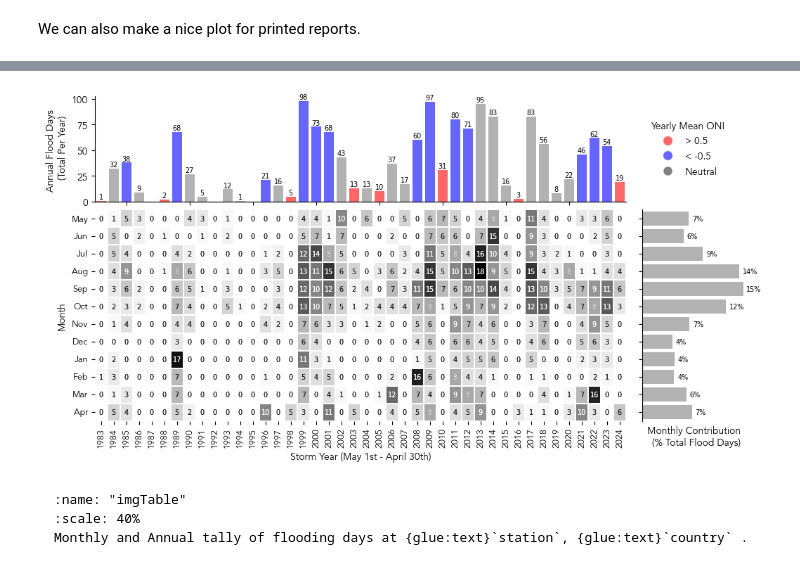
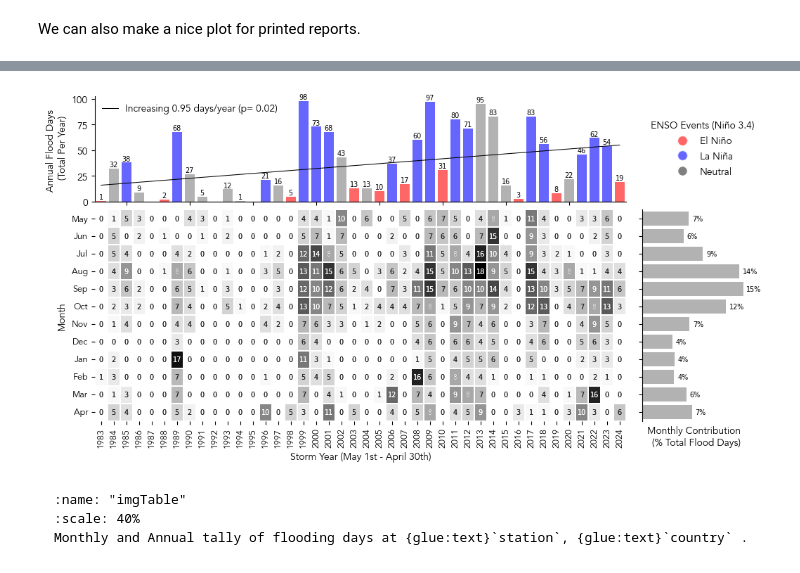
Before and after one commit to lauracagigal/CC_indicators, a Jupyter notebook: notebooks_historical/ocean/1_sea_level/a_sea_level_ff.ipynb, the cells around one changed output, grey strips where cells are left out. Cells and saved outputs as stored; diff of their text form; code cells hidden in the pictures.

Commit message:
plot updates
 - now includes new enso year definition
- added trendline

````diff
--- a/notebooks_historical/ocean/1_sea_level/a_sea_level_ff.ipynb
+++ b/notebooks_historical/ocean/1_sea_level/a_sea_level_ff.ipynb
@@ -401,0 +444,4 @@ flood_days_per_year = flood_days_per_year.merge(oni_year, on='year_storm', how='
+# %%
+# add enso events to flood_days_per_year
+flood_days_per_year = flood_days_per_year.merge(enso_events, on='year_storm', how='left')
+flood_days_per_year.head()
@@ -835,14 +888,11 @@ import pandas as pd
 # Create a figure and shared axis layout
 fig, axs = plt.subplots(2,2,figsize=(12,6), gridspec_kw={"height_ratios": [1, 2], "hspace": 0.05, "width_ratios":[5,1], "wspace": 0.05})
 
-
-
 # put stuff in the figure
 # Create heatmap on the left
 sns.heatmap(df.iloc[:-1, :-1].T, cmap="Blues", annot=True, fmt=".0f", linewidths=0.2,
             ax=axs[1,0],cbar=False, annot_kws={"size": 7})
 axs[1,0].set_ylabel("Month")
-
 
 # heatmap
 sns.heatmap(df.iloc[:-1, :-1].T, cmap="Grays", annot=True, fmt=".0f", linewidths=0.2,
@@ -852,16 +902,18 @@ axs[1,0].set_xlabel("Storm Year (May 1st - April 30th)")
 axs[1,0].tick_params(axis='y', labelsize=9)
 axs[1,0].tick_params(axis='x', labelsize=9)
 
+# map oni_year to colors using enso (we will keep this for now for possible future use)
+# oni_colors = ['red' if val > 0.5 else 'blue' if val < -0.5 else 'gray' for val in flood_days_per_year['ONI']]
 
-# map oni_year to colors
-oni_colors = ['red' if val > 0.5 else 'blue' if val < -0.5 else 'gray' for val in flood_days_per_year['ONI']]
+# color by enso_event
+enso_colors = ['red' if val == 'El Niño' else 'blue' if val == 'La Niña' else 'gray' for val in flood_days_per_year['event']]
 
 
 
 # yearly totals
 ax2 = axs[0,0]
 # set ax2 x-axis to be the same as ax1
-bars = ax2.bar(df.index[0:-1], df["Annual"][0:-1], color=oni_colors, alpha=0.6, label="Annual Flood Days")
+bars = ax2.bar(df.index[0:-1], df["Annual"][0:-1], color=enso_colors, alpha=0.6, label="Annual Flood Days")
 ax2.set_xlim(df.index[0]-0.5, df.index[-2]+0.5)
 ax2.set_ylabel("Annual Flood Days \n (Total Per Year)")
 
@@ -905,37 +957,64 @@ for bar in barMonth:
         ax3.text(width + 0.5, bar.get_y() + bar.get_height() / 2, f"{int(width)}%",
                  ha='left', va='center', fontsize=7, color="black")
 
 # ax[0,1] defines the oni_color legend
 ax4 = axs[0,1]
 ax4.axis('off')
 # create a legend for the oni_colors
-legend_elements = [plt.Line2D([0], [0], marker='o', color='w', label='> 0.5', markerfacecolor='red', markersize=10, alpha=0.6),
-                   plt.Line2D([0], [0], marker='o', color='w', label='< -0.5', markerfacecolor='blue', markersize=10, alpha=0.6),
+legend_elements = [plt.Line2D([0], [0], marker='o', color='w', label='El Niño', markerfacecolor='red', markersize=10, alpha=0.6),
+                   plt.Line2D([0], [0], marker='o', color='w', label='La Niña', markerfacecolor='blue', markersize=10, alpha=0.6),
                    plt.Line2D([0], [0], marker='o', color='w', label='Neutral', markerfacecolor='gray', markersize=10)]
-legend = ax4.legend(handles=legend_elements, loc='center left', title='Yearly Mean ONI', frameon=False)
+legend = ax4.legend(handles=legend_elements, loc='center left', title='ENSO Events (Niño 3.4)', frameon=False)
 
 
 legend_title = legend.get_title()
 legend_title.set_fontsize('10')
 legend_title.set_fontname('Avenir')
 legend_texts = legend.get_texts()
 for text in legend_texts:
     text.set_fontname('Avenir')
     text.set_fontsize('10')
+
+
+# add trendline to the yearly totals
+x = df.index[0:-1].astype(int).values
+y = df["Annual"][0:-1].values
+slope, intercept, r_value, p_value, std_err = stats.linregress(x,y)
+trendDays = intercept + slope * x
+trendLabel = 'Increasing {:.2f} days/year (p= {:.2f})'.format(slope,p_value)
+
+if p_value < 0.05:
+    linestyleTrend = '-'
+else:
+    linestyleTrend = '--'
+
+ax2.plot(x, trendDays, color='black', linestyle=linestyleTrend, label=trendLabel, linewidth=0.75)
+
+# add another legend for the trendline
+# Add a new legend only for the trendline
+legendTrend = ax2.legend([plt.Line2D([0], [0], color='black', linestyle=linestyleTrend, linewidth=0.75)],
+           [trendLabel], loc='upper left', fontsize='small', frameon=False)
+legendTrend_texts = legendTrend.get_texts()
+for text in legendTrend_texts:
+    text.set_fontname('Avenir')
+    text.set_fontsize('10')
+
+
+
 
 # set all fonts in the figure to Avenir
 # Iterate over all axes in the figure
 for ax in axs.flat:
     # Change font for title, axis labels, and tick labels
     for item in ([ax.title, ax.xaxis.label, ax.yaxis.label] +
                  ax.get_xticklabels() + ax.get_yticklabels()):
         item.set_fontname('Avenir')
 
 
 #save the figure
 fig.savefig(output_dir / 'SL_FloodFrequency_threshold_counts_heatmap.png', bbox_inches='tight')
 # %% [output]
-[figure, old version]
+[figure, new version]
 # %% [markdown]
 ```{glue:figure} imgTable
 :name: "imgTable"
````
Also changed, not shown: parts of 4 cells of this notebook.
